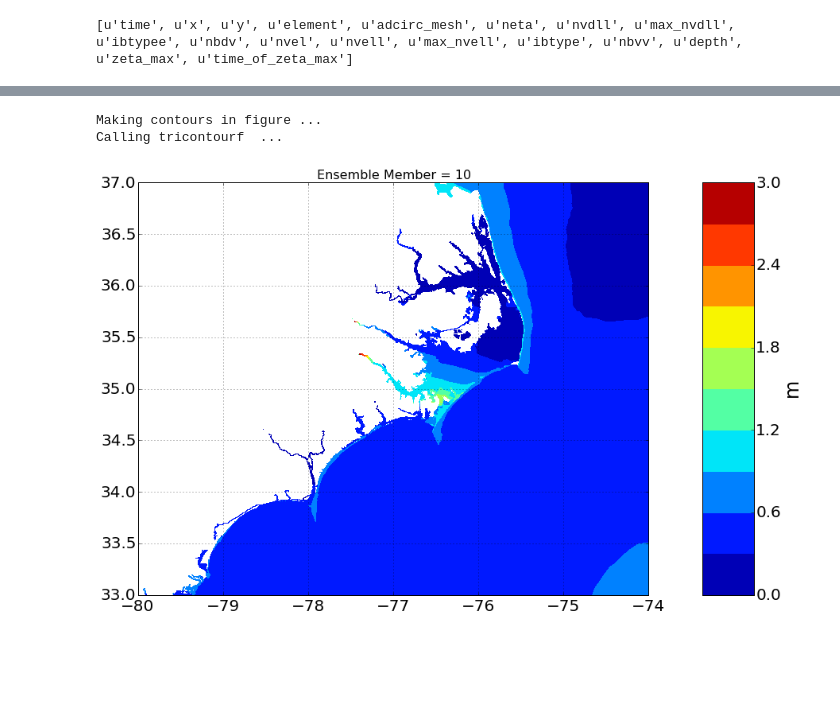
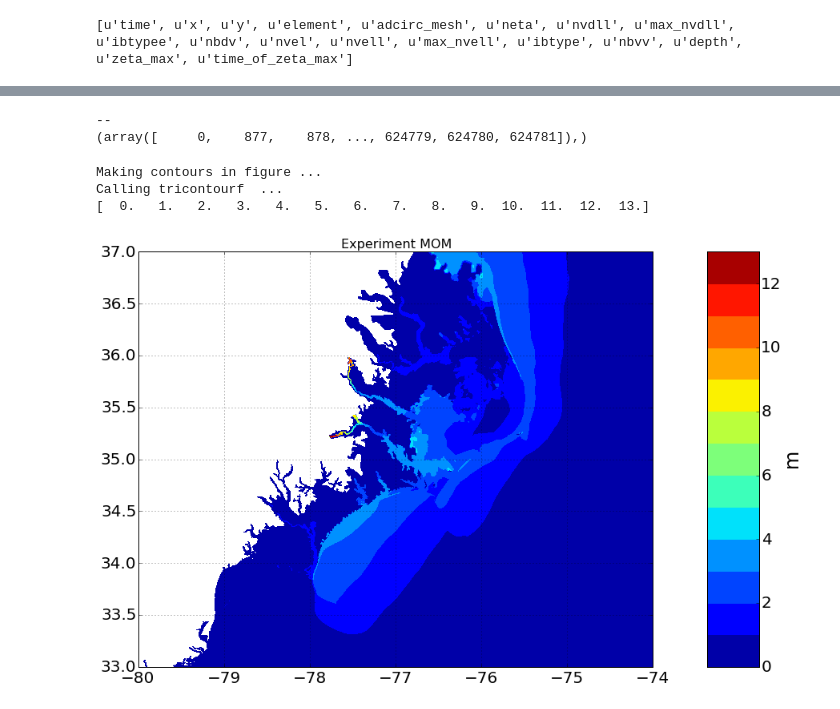
Before and after one commit to BrianOBlanton/NoteBooks, a Jupyter notebook: ADCIRC_Maxele_Example-Iteration-JS.ipynb, the cells around one changed output, grey strips where cells are left out. Saved outputs shown, nothing was run; the diff lists cells and outputs as text; code cells hidden in the pictures; blank space fills up the shorter version.

```diff
--- a/ADCIRC_Maxele_Example-Iteration-JS.ipynb
+++ b/ADCIRC_Maxele_Example-Iteration-JS.ipynb
@@ -82,0 +37,8 @@ TypeError: 'numpy.ndarray' object is not callable
+# %%
+# This gets the data associated with the variable;  this part should be looped over to load the sequence of ensembles;
+# this means looping over ens=1:21 and building the url each time.
+vname='zeta_max'
+var = nc.variables[vname]
+var_d=var[:]
+mom=np.zeros(var_d.shape)
+print mom.shape
@@ -82,0 +47,14 @@ TypeError: 'numpy.ndarray' object is not callable
+# %%
+#To make it easier to run, I added these here to prevent incorrect run numbers
+for ens in range(0,21):
+    ensp1=ens+1
+    url = getURL(ensp1)
+    print "Ensemble " + str(ensp1)
+    print '   ' + url
+    nc=netCDF4.Dataset(url)  # get new nc object for each ens
+    var = nc.variables[vname]
+    var_d=var[:]
+    maxv=np.max(var_d)
+    print '   ' + str(maxv)
+    mom=np.maximum(mom,var_d)
+print 'Maximum in Mom array : ' + str(np.max(mom))
@@ -83,26 +79,35 @@ TypeError: 'numpy.ndarray' object is not callable
+# %%
+# put nans where mom==0
+print mom[-1]
+print np.where(mom<1.e-6)
+mom[np.where(mom<1.e-6)]=mom[-1]
+# %% [output]
+--
+(array([     0,    877,    878, ..., 624779, 624780, 624781]),)
 # %%
 print 'Making contours in figure ...'
 fig = plt.figure(figsize=(18,9), dpi=144)
 ax = fig.add_axes([0.1, 0.1, 0.8, 0.8])
-ax.set_aspect(1.0/np.cos(latmin * np.pi / 180.0))
+ax.set_aspect(1.0 / np.cos(latmin * np.pi / 180.0))
 
 print 'Calling tricontourf  ...'
-vmax=3.
-levels = linspace(0.,np.ceil(vmax),11)
+vmax=np.ceil(np.max(mom))
+levels = linspace(0.,vmax,vmax+1)
 print levels
-contour = tricontourf(tri, maximum,levels=levels,shading='faceted')
+contour = tricontourf(tri, mom,levels=levels,shading='faceted')
 plt.grid(True)
 plt.xlim((-80,-74))
 plt.ylim((33,37))
 plt.tick_params(axis='both', which='major', labelsize=20)
-plt.title('Ensemble Member = %02d' % ens, fontsize=16)
+plt.title('Experiment MOM', fontsize=16)
 
 # add colorbar
 cbax = fig.add_axes([0.80, 0.1, 0.05, 0.8])
 cb = plt.colorbar(contour, cax=cbax,  orientation='vertical')
 cb.set_label(var.units, fontsize=24)
 cb.ax.tick_params(axis='both', which='major', labelsize=20)
 # %% [output]
 Making contours in figure ...
 Calling tricontourf  ...
+[  0.   1.   2.   3.   4.   5.   6.   7.   8.   9.  10.  11.  12.  13.]
-[figure, old version]
+[figure, new version]
```
Also changed, not shown: parts of 6 cells of this notebook, 3 other files.
